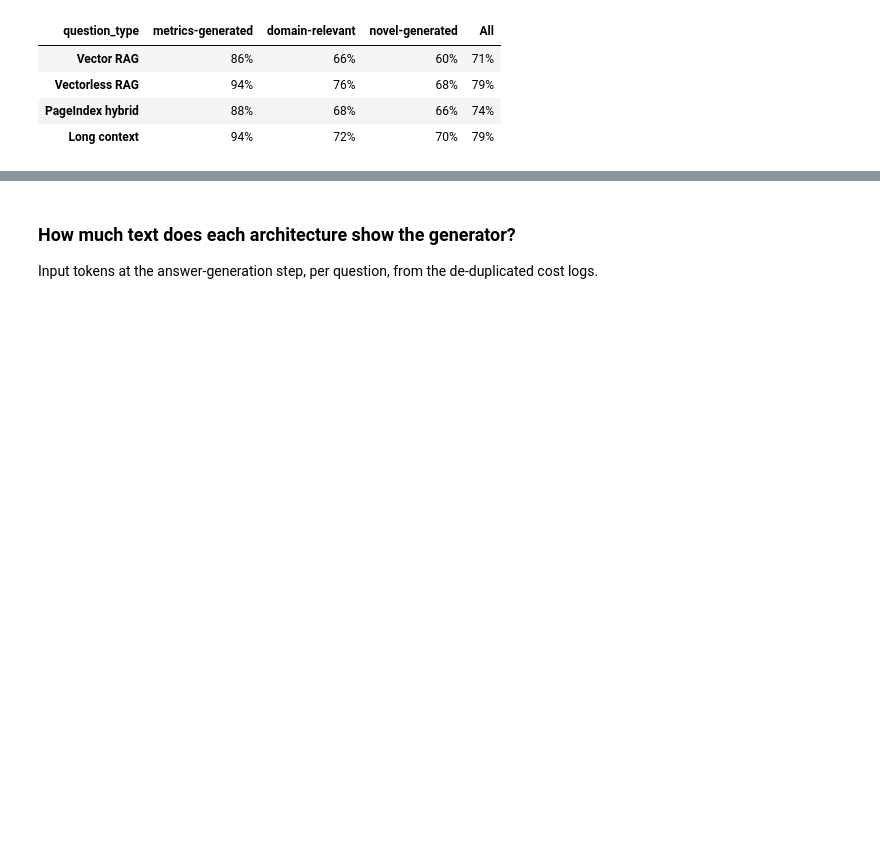
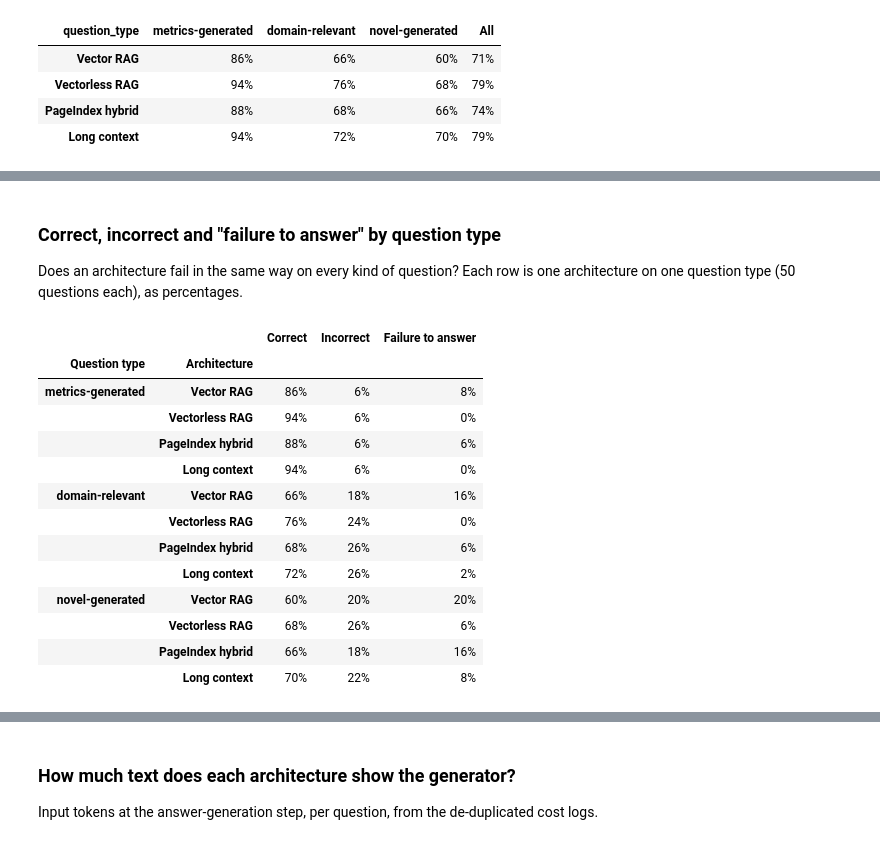
Before and after one commit to shaliqsv/financebench-rag-thesis, a Jupyter notebook: analysis/findings_walkthrough.ipynb, the cells around one changed output, grey strips where cells are left out. Drawn from its saved outputs; the diff is of its cells as text; code cells hidden in the pictures; blank space fills up the shorter version.

```diff
--- a/analysis/findings_walkthrough.ipynb
+++ b/analysis/findings_walkthrough.ipynb
@@ -444,0 +505,29 @@ by_type.style.format("{:.0%}").background_gradient(cmap="Blues", vmin=0.4, vmax=
+# %% [markdown]
+### Correct, incorrect and "failure to answer" by question type
+
+Does an architecture fail in the same way on every kind of question? Each row is one architecture on one question type (50 questions each), as percentages.
+# %%
+outcome_rows = []
+for qtype in ["metrics-generated", "domain-relevant", "novel-generated"]:
+    for arch in ARCHS:
+        l = labels.loc[questions.question_type == qtype, arch]
+        outcome_rows.append({"Question type": qtype, "Architecture": arch,
+                             "Correct": l.eq("Correct").mean(), "Incorrect": l.eq("Incorrect").mean(),
+                             "Failure to answer": l.eq("Failure to Answer").mean()})
+outcomes_by_type = pd.DataFrame(outcome_rows).set_index(["Question type", "Architecture"])
+outcomes_by_type.style.format("{:.0%}").background_gradient(cmap="Oranges", subset=["Failure to answer"], vmin=0, vmax=0.25)
+# %% [output]
+|  |  | Correct | Incorrect | Failure to answer |
+| Question type | Architecture |  |  |  |
+| metrics-generated | Vector RAG | 86% | 6% | 8% |
+|  | Vectorless RAG | 94% | 6% | 0% |
+|  | PageIndex hybrid | 88% | 6% | 6% |
+|  | Long context | 94% | 6% | 0% |
+| domain-relevant | Vector RAG | 66% | 18% | 16% |
+|  | Vectorless RAG | 76% | 24% | 0% |
+|  | PageIndex hybrid | 68% | 26% | 6% |
+|  | Long context | 72% | 26% | 2% |
+| novel-generated | Vector RAG | 60% | 20% | 20% |
+|  | Vectorless RAG | 68% | 26% | 6% |
+|  | PageIndex hybrid | 66% | 18% | 16% |
+|  | Long context | 70% | 22% | 8% |
```
Also changed, not shown: parts of 20 cells of this notebook, 1 other file.
